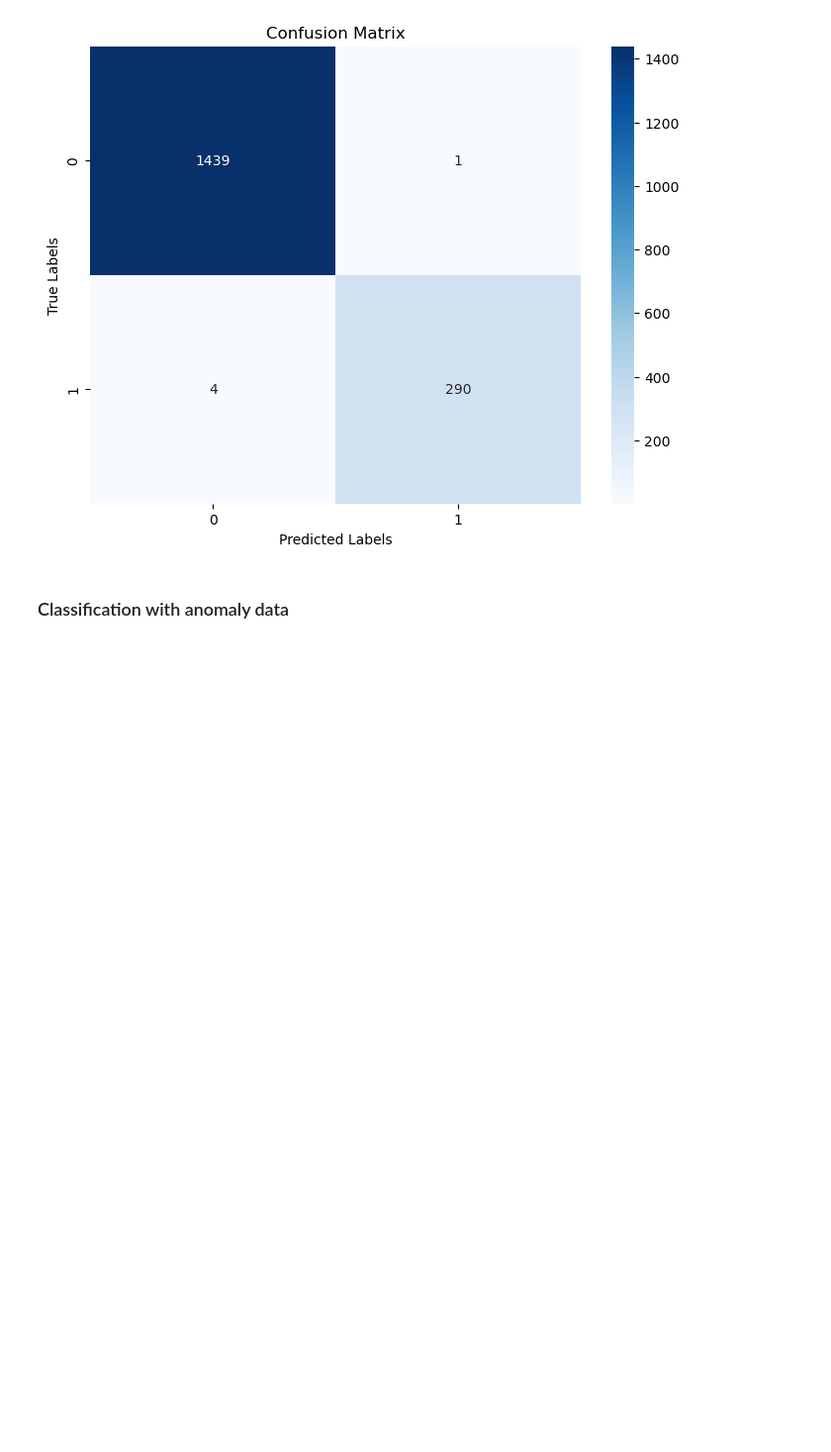
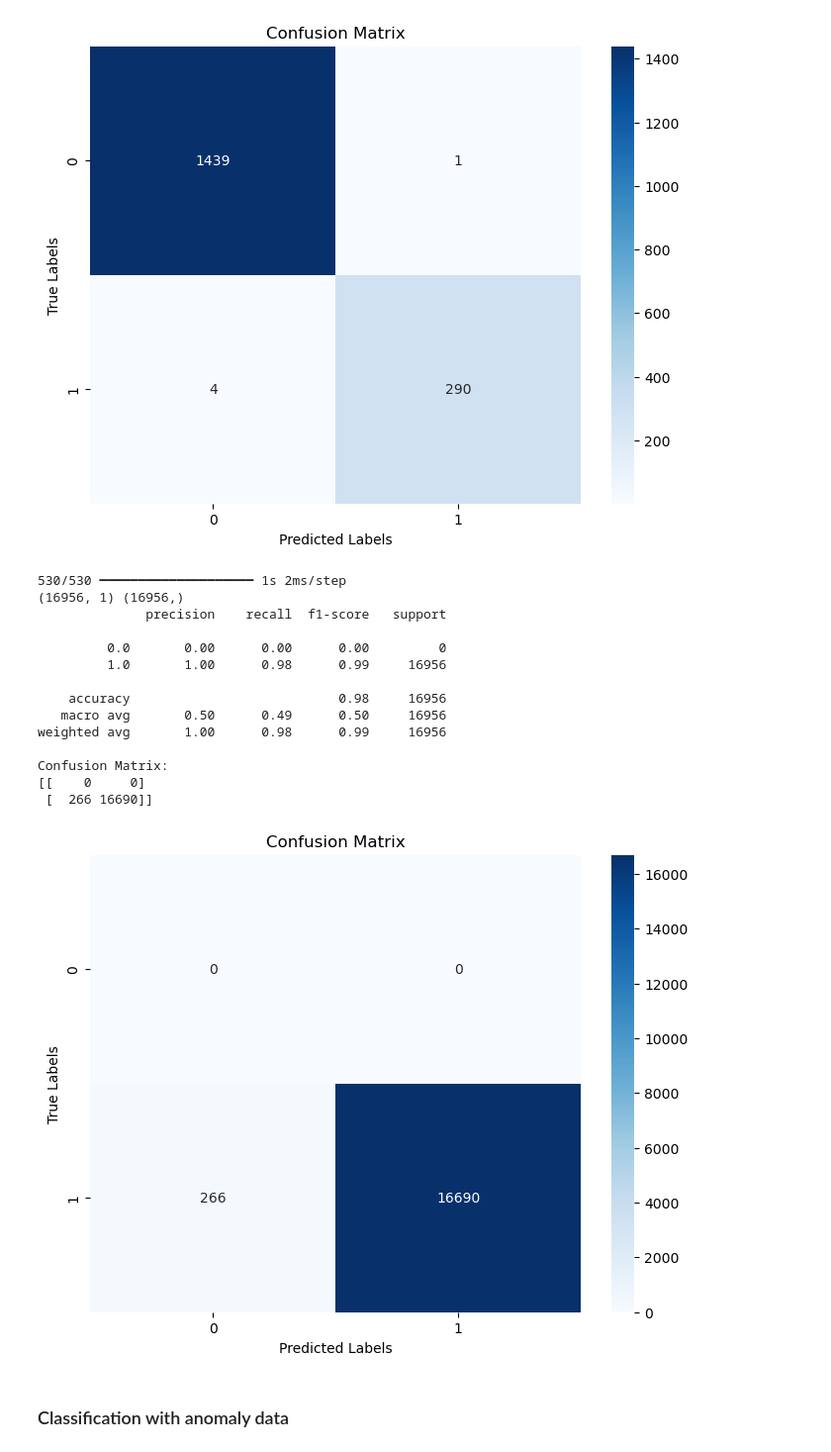
Before and after one commit to pnucse-capstone-2024/Capstone-2024-team-46, a Jupyter notebook: 1dcnn_new_data.ipynb, the cells around one changed output. Shown at 99% size. Saved outputs shown, nothing was run; the diff lists cells and outputs as text; code cells hidden in the pictures; blank space fills up the shorter version.

Commit message:
feat : after quantization and model evaluation

```diff
--- a/1dcnn_new_data.ipynb
+++ b/1dcnn_new_data.ipynb
@@ -594,6 +602,47 @@ Confusion Matrix:
 [[1439    1]
  [   4  290]]
 [figure]
+# %%
+## v2 -
+import seaborn as sns
+from sklearn.metrics import confusion_matrix, classification_report
+y_pred = model.predict(anomaly_splits_test_raw)
+
+y_pred_labels = (y_pred > 0.5).astype(int)
+# y_test_labels = np.argmax(y_test_concat, axis=1)
+print(y_pred_labels.shape, y_label_1_raw_test.shape)
+
+print(classification_report(y_label_1_raw_test, y_pred_labels))
+
+conf_matrix = confusion_matrix(y_label_1_raw_test, y_pred_labels)
+
+# 혼동행렬 출력
+print("Confusion Matrix:")
+print(conf_matrix)
+
+# 혼동행렬 시각화
+plt.figure(figsize=(8, 6))
+sns.heatmap(conf_matrix, annot=True, fmt='d', cmap='Blues')
+plt.xlabel('Predicted Labels')
+plt.ylabel('True Labels')
+plt.title('Confusion Matrix')
+plt.show()
+# %% [output]
+530/530 ━━━━━━━━━━━━━━━━━━━━ 1s 2ms/step
+(16956, 1) (16956,)
+              precision    recall  f1-score   support
+
+         0.0       0.00      0.00      0.00         0
+         1.0       1.00      0.98      0.99     16956
+
+    accuracy                           0.98     16956
+   macro avg       0.50      0.49      0.50     16956
+weighted avg       1.00      0.98      0.99     16956
+
+Confusion Matrix:
+[[    0     0]
+ [  266 16690]]
+[figure, added]
 # %% [markdown]
 ### Classification with anomaly data
 # %%
```
Also changed, not shown: parts of 8 cells of this notebook, 1 other file.
